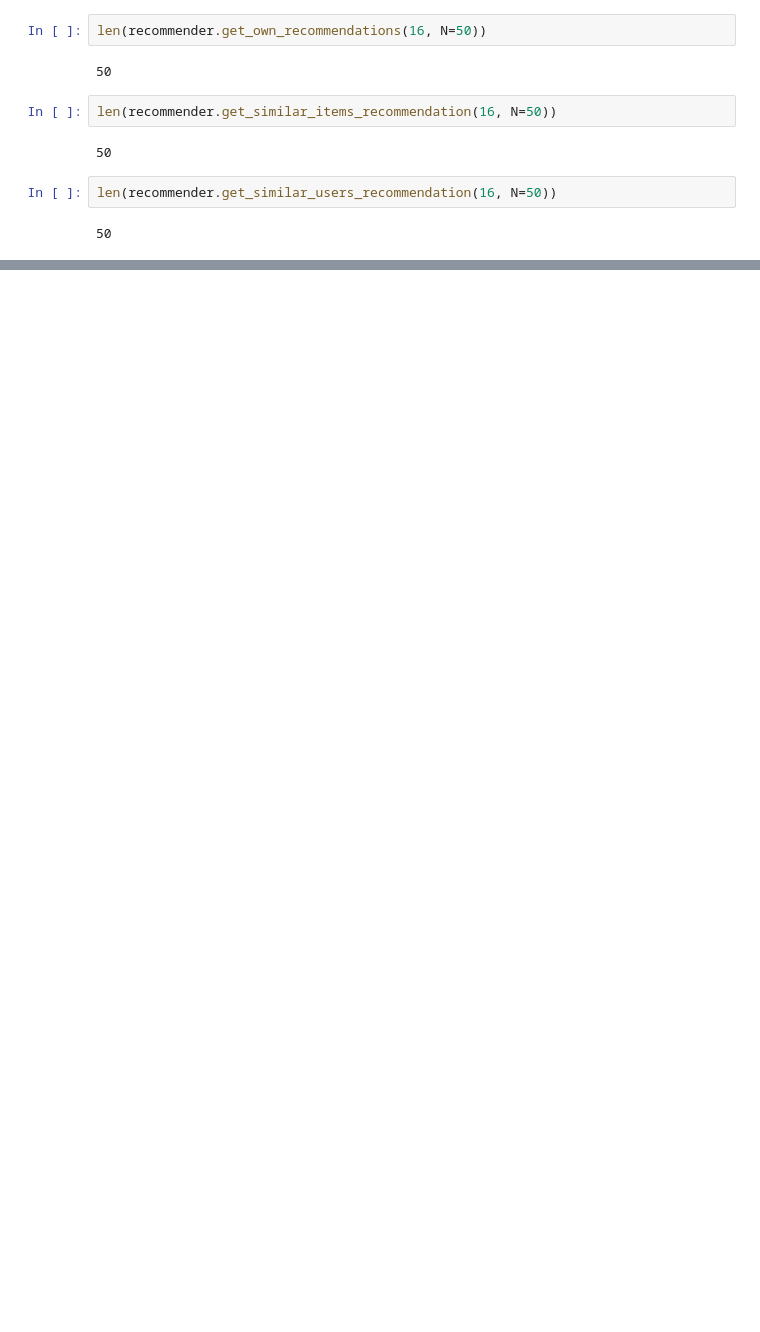
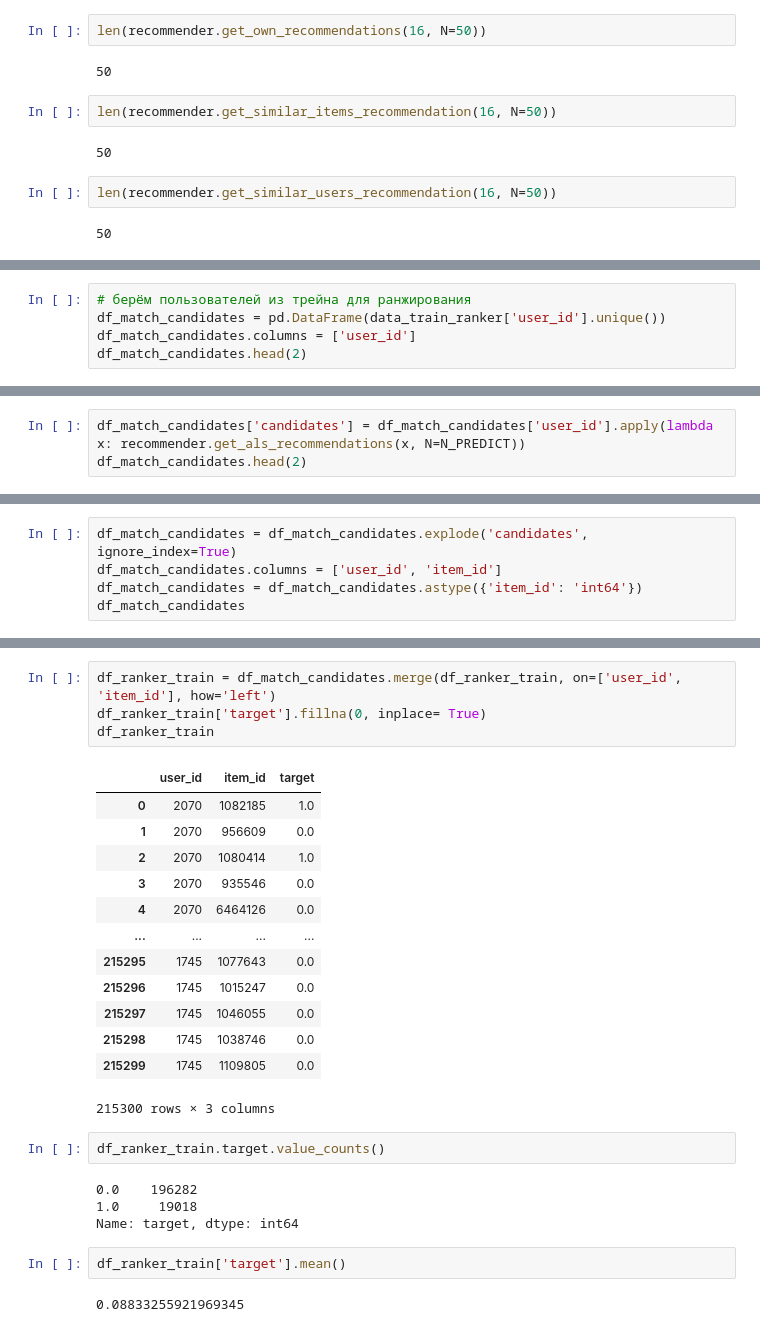
Before and after one commit to Foreman1980/4.3_RecommenderSystems, a Jupyter notebook: hw_webinar_6.ipynb, the cells around one changed output, grey strips where cells are left out. Saved outputs shown, nothing was run; the diff lists cells and outputs as text; blank space fills up the shorter version.

```diff
--- a/hw_webinar_6.ipynb
+++ b/hw_webinar_6.ipynb
@@ -191,0 +221,5 @@ sorted(calc_precision(result_eval_matcher, TOPK_PRECISION), key=lambda x: x[1],r
+# %%
+# берём пользователей из трейна для ранжирования
+df_match_candidates = pd.DataFrame(data_train_ranker['user_id'].unique())
+df_match_candidates.columns = ['user_id']
+df_match_candidates.head(2)
@@ -191,0 +230,3 @@ sorted(calc_precision(result_eval_matcher, TOPK_PRECISION), key=lambda x: x[1],r
+# %%
+df_match_candidates['candidates'] = df_match_candidates['user_id'].apply(lambda x: recommender.get_als_recommendations(x, N=N_PREDICT))
+df_match_candidates.head(2)
@@ -191,0 +237,5 @@ sorted(calc_precision(result_eval_matcher, TOPK_PRECISION), key=lambda x: x[1],r
+# %%
+df_match_candidates = df_match_candidates.explode('candidates', ignore_index=True)
+df_match_candidates.columns = ['user_id', 'item_id']
+df_match_candidates = df_match_candidates.astype({'item_id': 'int64'})
+df_match_candidates
@@ -191,0 +282,28 @@ sorted(calc_precision(result_eval_matcher, TOPK_PRECISION), key=lambda x: x[1],r
+# %%
+df_ranker_train = df_match_candidates.merge(df_ranker_train, on=['user_id', 'item_id'], how='left')
+df_ranker_train['target'].fillna(0, inplace= True)
+df_ranker_train
+# %% [output]
+|  | user_id | item_id | target |
+| 0 | 2070 | 1082185 | 1.0 |
+| 1 | 2070 | 956609 | 0.0 |
+| 2 | 2070 | 1080414 | 1.0 |
+| 3 | 2070 | 935546 | 0.0 |
+| 4 | 2070 | 6464126 | 0.0 |
+| ... | ... | ... | ... |
+| 215295 | 1745 | 1077643 | 0.0 |
+| 215296 | 1745 | 1015247 | 0.0 |
+| 215297 | 1745 | 1046055 | 0.0 |
+| 215298 | 1745 | 1038746 | 0.0 |
+| 215299 | 1745 | 1109805 | 0.0 |
+215300 rows × 3 columns
+# %%
+df_ranker_train.target.value_counts()
+# %% [output]
+0.0    196282
+1.0     19018
+Name: target, dtype: int64
+# %%
+df_ranker_train['target'].mean()
+# %% [output]
+0.08833255921969345
```
Also changed, not shown: parts of 60 cells of this notebook.
